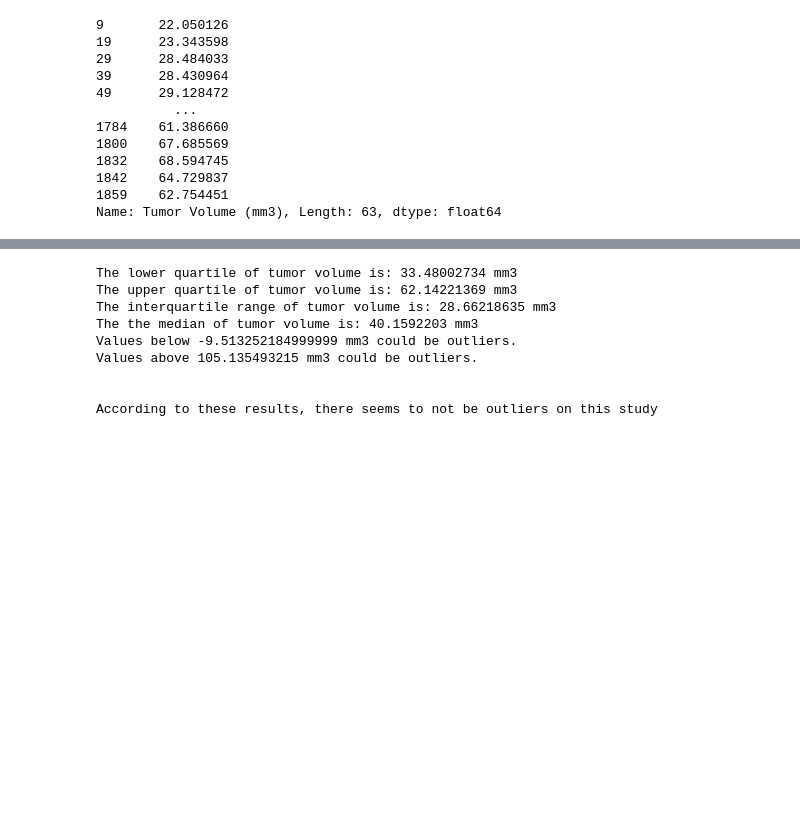
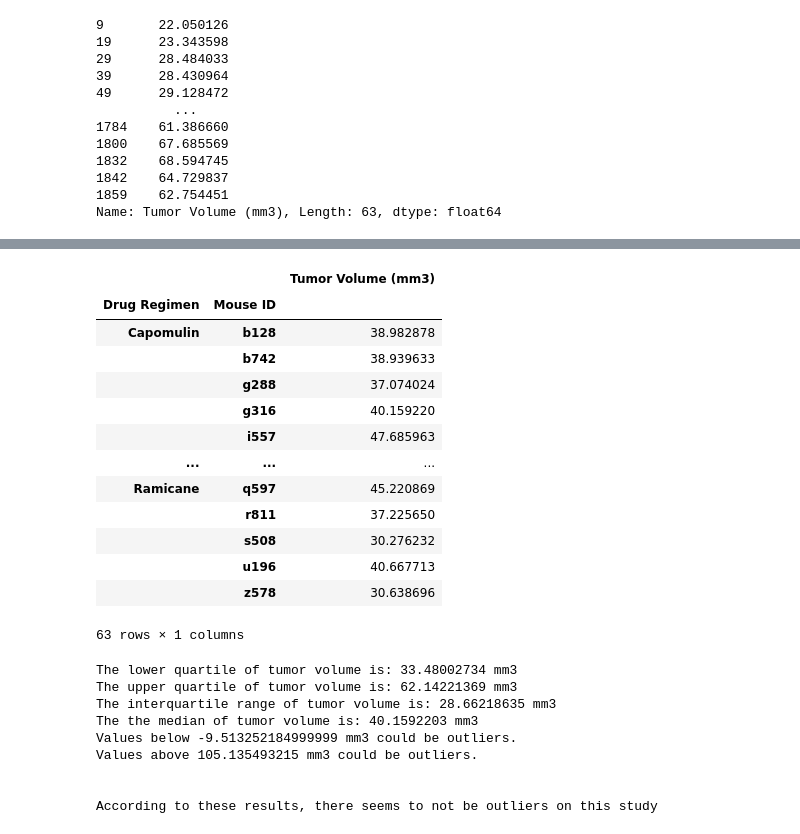
Before and after one commit to trezeget-1/Matplotlib_homework, a Jupyter notebook: 05-Matplotlib HWK/Pymaceuticals/pymaceuticals_starter.ipynb, the cells around one changed output, grey strips where cells are left out. Saved outputs shown, nothing was run; the diff lists cells and outputs as text; code cells hidden in the pictures; blank space fills up the shorter version.

```diff
--- a/05-Matplotlib HWK/Pymaceuticals/pymaceuticals_starter.ipynb
+++ b/05-Matplotlib HWK/Pymaceuticals/pymaceuticals_starter.ipynb
@@ -295,3 +305,20 @@ Name: Tumor Volume (mm3), Length: 63, dtype: float64
+# %%
+each_drug_tumor_volume.groupby(["Drug Regimen","Mouse ID"]).mean()
+# %% [output]
+|  |  | Tumor Volume (mm3) |
+| Drug Regimen | Mouse ID |  |
+| Capomulin | b128 | 38.982878 |
+|  | b742 | 38.939633 |
+|  | g288 | 37.074024 |
+|  | g316 | 40.159220 |
+|  | i557 | 47.685963 |
+| ... | ... | ... |
+| Ramicane | q597 | 45.220869 |
+|  | r811 | 37.225650 |
+|  | s508 | 30.276232 |
+|  | u196 | 40.667713 |
+|  | z578 | 30.638696 |
+63 rows × 1 columns
 # %%
 # Calculate the final tumor volume of each mouse across four of the most promising treatment regimens. Calculate the IQR and quantitatively determine if there are any potential outliers.
 
```
Also changed, not shown: parts of 5 cells of this notebook.
